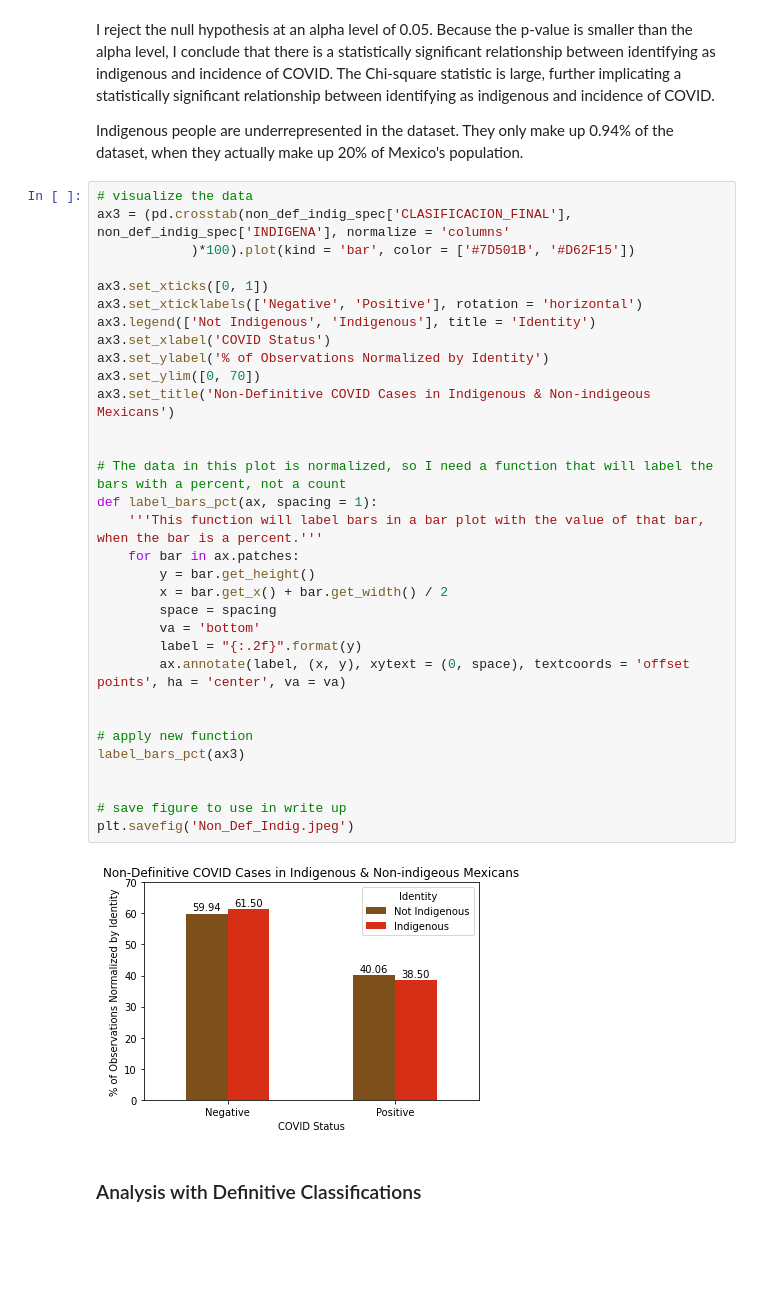
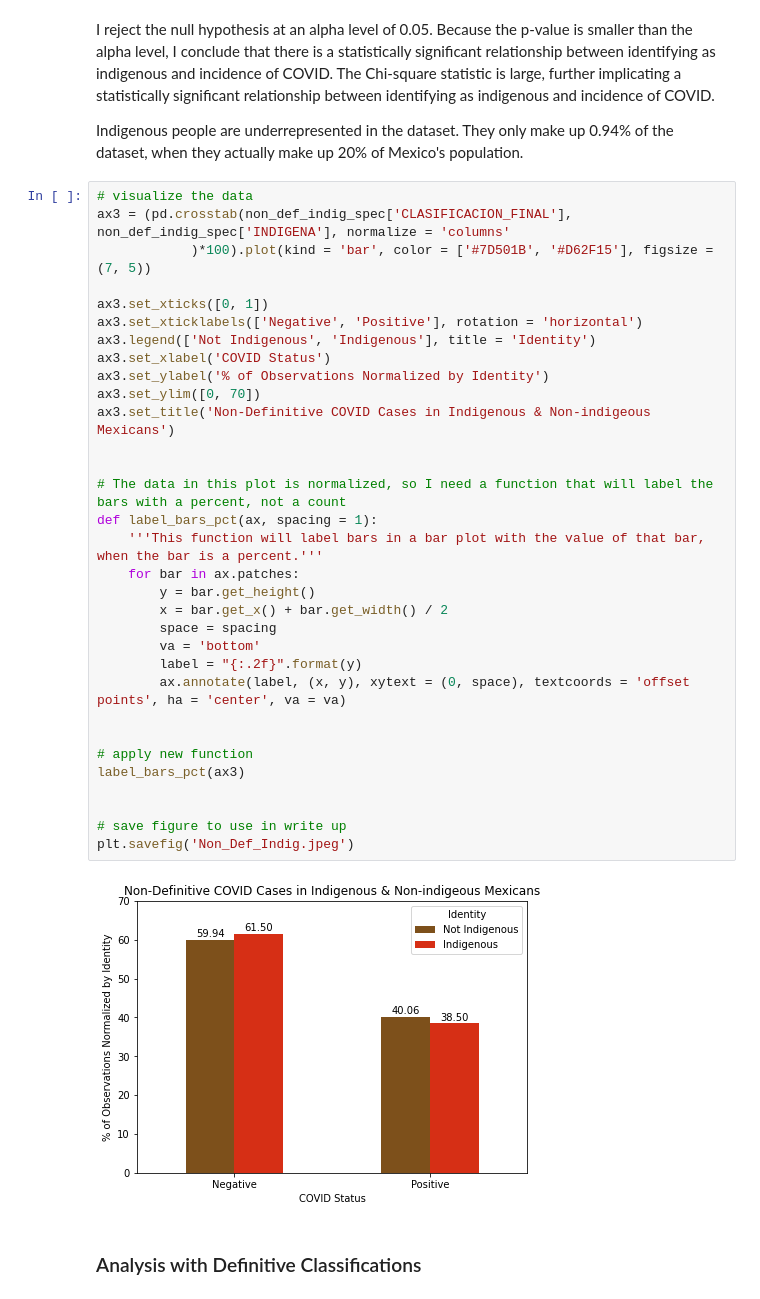
Before and after one commit to keilayb/project-covid, a Jupyter notebook: MX_COVID.ipynb, the cells around one changed output. Drawn from its saved outputs; the diff is of its cells as text; blank space fills up the shorter version.

Commit message:
added figure size for one figure that was missing it

```diff
--- a/MX_COVID.ipynb
+++ b/MX_COVID.ipynb
@@ -526,37 +526,37 @@ Indigenous people are underrepresented in the dataset. They only make up 0.94% o
 # %%
 # visualize the data
 ax3 = (pd.crosstab(non_def_indig_spec['CLASIFICACION_FINAL'], non_def_indig_spec['INDIGENA'], normalize = 'columns'
-            )*100).plot(kind = 'bar', color = ['#7D501B', '#D62F15'])
+            )*100).plot(kind = 'bar', color = ['#7D501B', '#D62F15'], figsize = (7, 5))
 
 ax3.set_xticks([0, 1])
 ax3.set_xticklabels(['Negative', 'Positive'], rotation = 'horizontal')
 ax3.legend(['Not Indigenous', 'Indigenous'], title = 'Identity')
 ax3.set_xlabel('COVID Status')
 ax3.set_ylabel('% of Observations Normalized by Identity')
 ax3.set_ylim([0, 70])
 ax3.set_title('Non-Definitive COVID Cases in Indigenous & Non-indigeous Mexicans')
 
 
 # The data in this plot is normalized, so I need a function that will label the bars with a percent, not a count
 def label_bars_pct(ax, spacing = 1):
     '''This function will label bars in a bar plot with the value of that bar, when the bar is a percent.'''
     for bar in ax.patches:
         y = bar.get_height()
         x = bar.get_x() + bar.get_width() / 2
         space = spacing
         va = 'bottom'
         label = "{:.2f}".format(y)
         ax.annotate(label, (x, y), xytext = (0, space), textcoords = 'offset points', ha = 'center', va = va)
 
 
 # apply new function
 label_bars_pct(ax3)
 
 
 # save figure to use in write up
 plt.savefig('Non_Def_Indig.jpeg')
 # %% [output]
-[figure, old version]
+[figure, new version]
 # %% [markdown]
 ### Analysis with Definitive Classifications
 # %%
```
